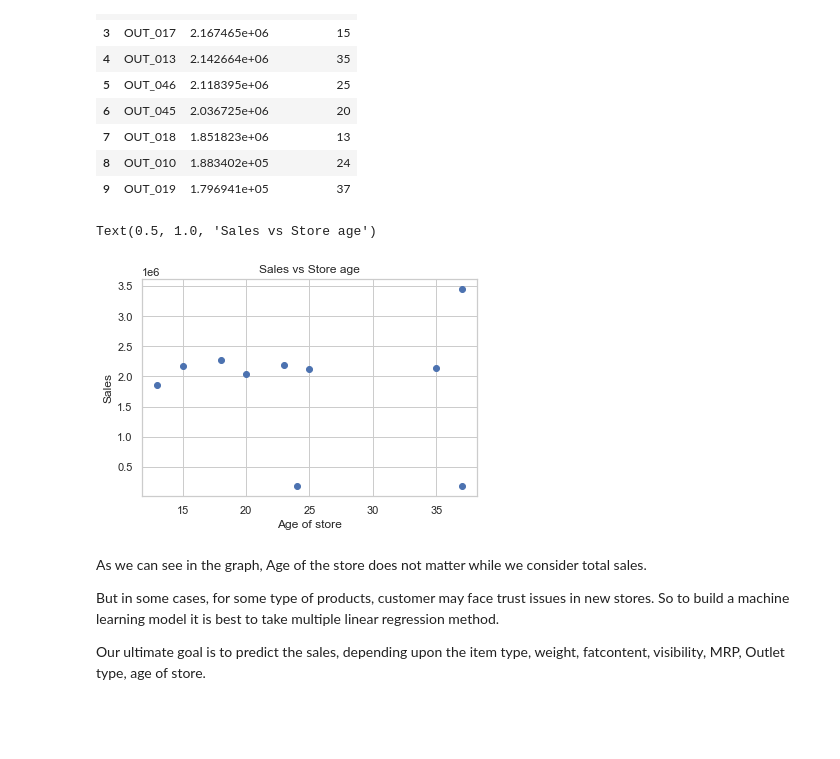
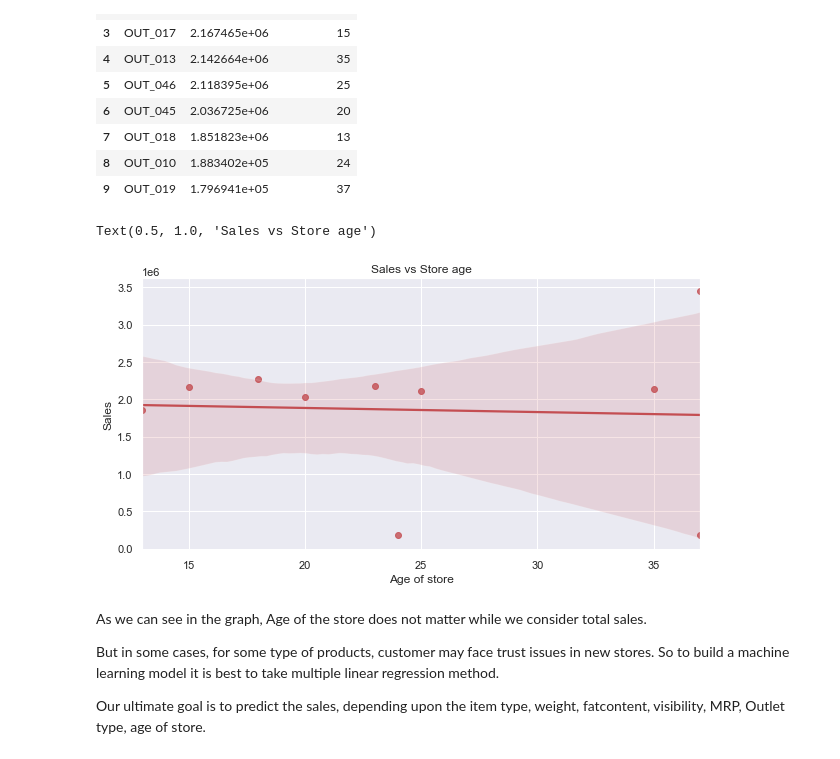
Before and after one commit to ankitkarmakar95/learnings, a Jupyter notebook: Megastore_Data_Analysis.ipynb, the cells around one changed output. Cells and saved outputs as stored; diff of their text form; code cells hidden in the pictures; blank space fills up the shorter version.

Commit message:
Change in plots

```diff
--- a/Megastore_Data_Analysis.ipynb
+++ b/Megastore_Data_Analysis.ipynb
@@ -271,13 +271,14 @@ age_vs_sales
 | 8 | OUT_010 | 1.883402e+05 | 24 |
 | 9 | OUT_019 | 1.796941e+05 | 37 |
 # %%
-plt.scatter(age_vs_sales.age_of_store,age_vs_sales.Sales)
+plt.figure(figsize=(10,5))
+sns.regplot(x='age_of_store',y='Sales', data=age_vs_sales, color="r")
 plt.xlabel('Age of store')
 plt.ylabel('Sales')
 plt.title('Sales vs Store age')
 # %% [output]
 Text(0.5, 1.0, 'Sales vs Store age')
-[figure, old version]
+[figure, new version]
 # %% [markdown]
 As we can see in the graph, Age of the store does not matter while we consider total sales.
 
```
Also changed, not shown: parts of 1 cell of this notebook.
